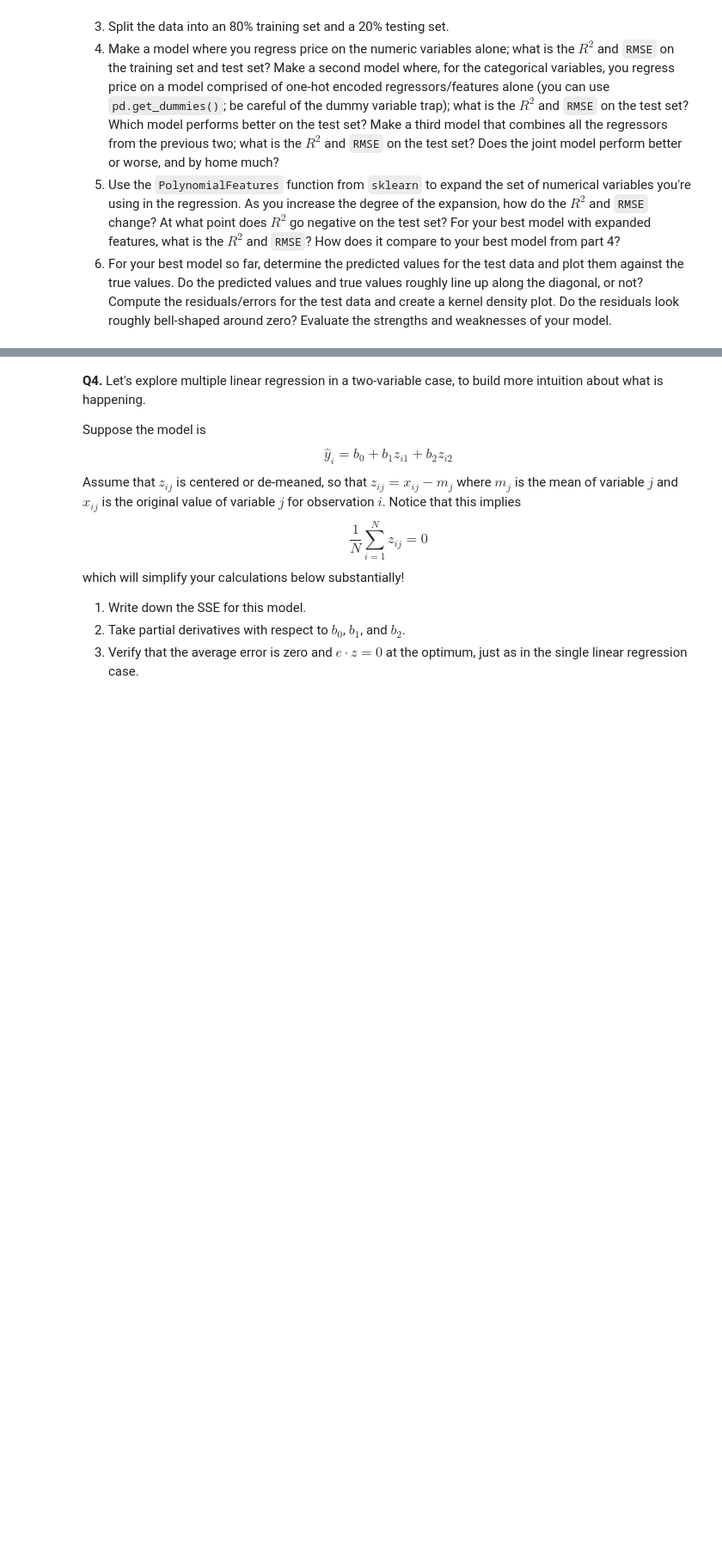
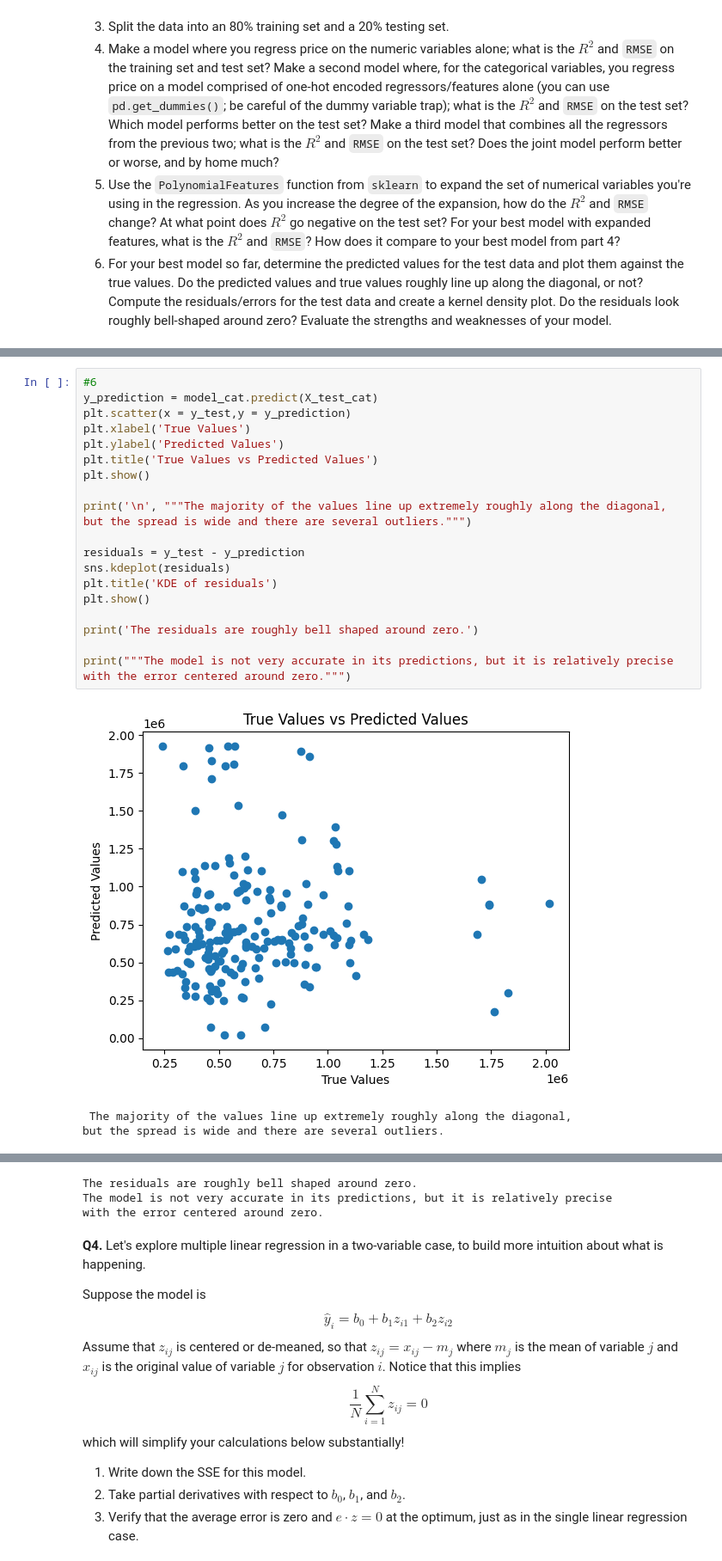
Before and after one commit to tgreg-stack/linear_models, a Jupyter notebook: assignment/assignment.ipynb, the cells around one changed output, grey strips where cells are left out. Shown at 86% size. Drawn from its saved outputs; the diff is of its cells as text; blank space fills up the shorter version.

```diff
--- a/assignment/assignment.ipynb
+++ b/assignment/assignment.ipynb
@@ -69,0 +277,25 @@ plt.show()
+# %%
+#6
+y_prediction = model_cat.predict(X_test_cat)
+plt.scatter(x = y_test,y = y_prediction)
+plt.xlabel('True Values')
+plt.ylabel('Predicted Values')
+plt.title('True Values vs Predicted Values')
+plt.show()
+
+print('\n', """The majority of the values line up extremely roughly along the diagonal,
+but the spread is wide and there are several outliers.""")
+
+residuals = y_test - y_prediction
+sns.kdeplot(residuals)
+plt.title('KDE of residuals')
+plt.show()
+
+print('The residuals are roughly bell shaped around zero.')
+
+print("""The model is not very accurate in its predictions, but it is relatively precise
+with the error centered around zero.""")
+# %% [output]
+[figure, added]
+ The majority of the values line up extremely roughly along the diagonal,
+but the spread is wide and there are several outliers.
@@ -70,3 +303,6 @@ plt.show()
+The residuals are roughly bell shaped around zero.
+The model is not very accurate in its predictions, but it is relatively precise
+with the error centered around zero.
 # %% [markdown]
 **Q4.** Let's explore multiple linear regression in a two-variable case, to build more intuition about what is happening.
 
```
Also changed, not shown: parts of 8 cells of this notebook.
